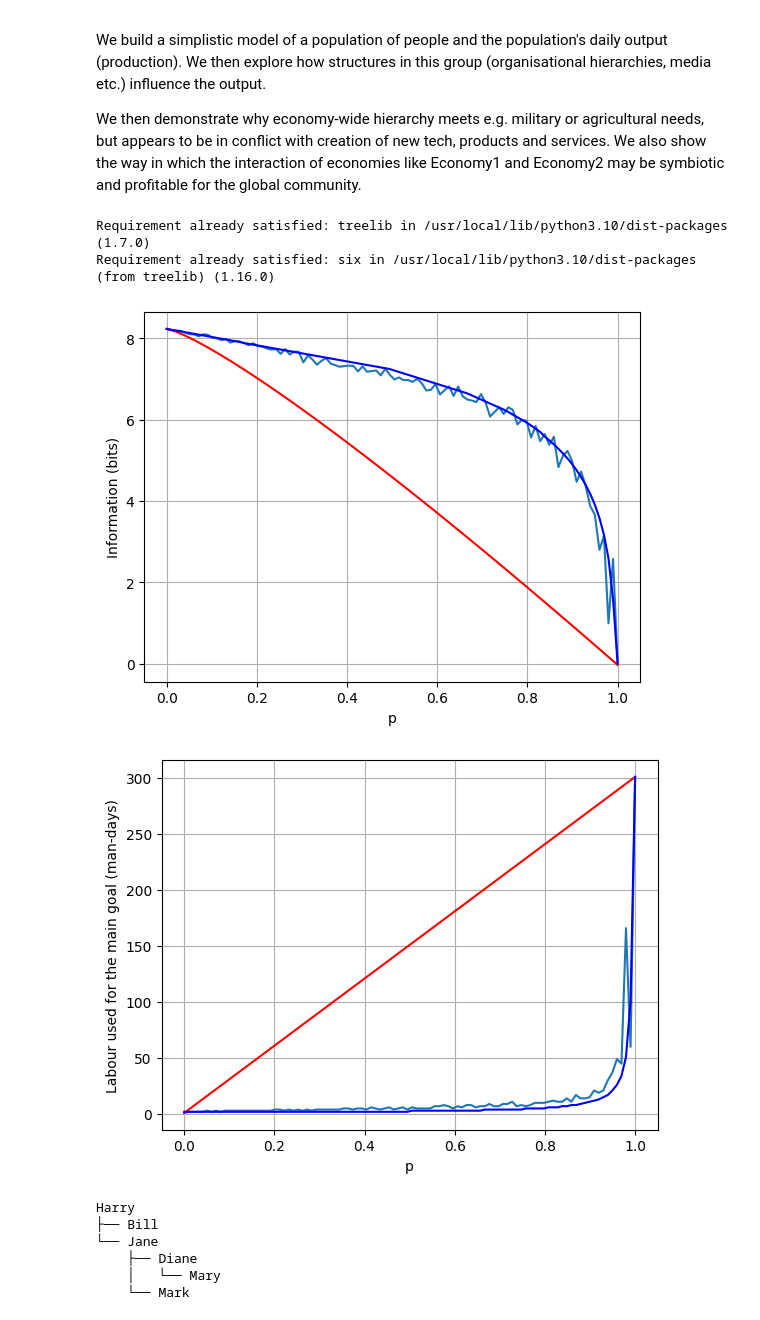
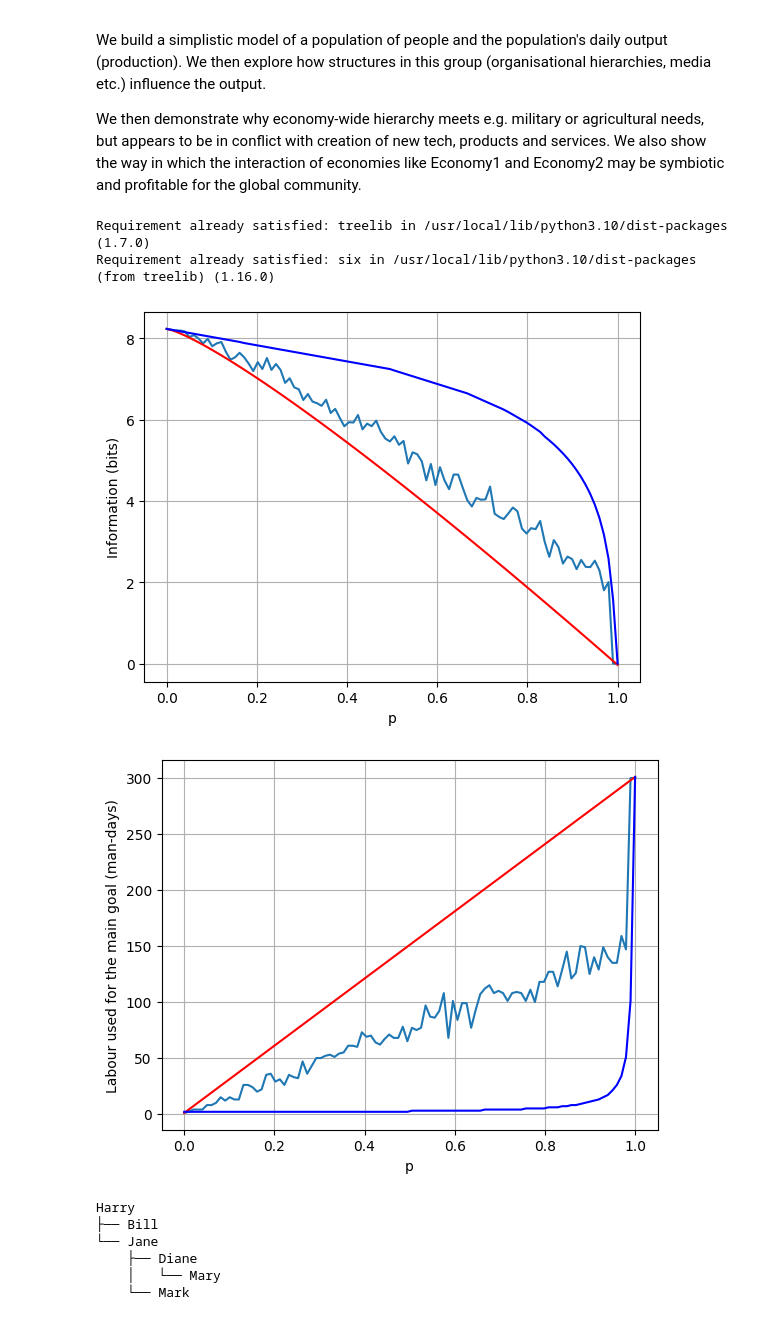
Before and after one commit to asozykin/demand_exploration, a Jupyter notebook: Demand_space_exploration_20230206.ipynb, the cells around one changed output. Saved outputs shown, nothing was run; the diff lists cells and outputs as text; code cells hidden in the pictures.

Commit message:
Introduced parameter for a bias of subs distribution among trees

```diff
--- a/Demand_space_exploration_20230206.ipynb
+++ b/Demand_space_exploration_20230206.ipynb
@@ -58,8 +58,11 @@ from scipy.stats import bernoulli, randint
 # //Node has a boss with probability p, which is a parameter.
 # //Boss has a higher id than a node (to exclude circular references and make it a hierarchy)
 
-
-def generate_nodes(N, p):
+# generates the forest as a list of pairs (child_id, parent_id) based on:
+# N - number of nodes total
+# p - probability for a node to be subordinate
+# bias - 0..1, 1 standing for uniform distribution of subordinates between trees and 0 meaning all belong to the first tree
+def generate_nodes(N, p, bias):
   nodes = [] # a list of pairs (id, parent_id)
   founders = []
 
@@ -73,12 +76,20 @@ def generate_nodes(N, p):
 
   for i in range(0, N): # sampling links
     if not (i in founders):
-      founder = random.choice(founders)
+#      founder = random.choice(founders) # for uniform distribution
+      probability_vector = np.zeros(len(founders)) # for a biased distribution
+      probability_vector[0] = 1 # first, create the max biased variant: 1, 0, 0, ...
+      for j in range(1, len(founders)):
+        probability_vector[j] = probability_vector[j-1]*(1-bias) # memoryless decay of 1 basically
+      # normalization, to sum up to 1
+      probability_vector = probability_vector/sum(probability_vector)
+      founder = np.random.choice(founders, size = 1, p = probability_vector) # weighted sampling from the list of founders
     else:
       founder = i
     nodes.append([i, founder])
   return nodes
 
+# a utility to construct a tree from its root
 def collect_children(nodes, t, parent_node):
   parent_id = parent_node.identifier
   for j in range(0, len(nodes)):
@@ -86,6 +97,7 @@ def collect_children(nodes, t, parent_node):
     if nodes[j][1] == parent_id and nodes[j][0] != parent_id:
       child = t.create_node(j, j, parent = parent_id)
 
+# converts a list of pairs into a list of treelib trees
 def nodes_to_forest(nodes):
   # create the first tree
   trees = []
@@ -100,6 +112,7 @@ def nodes_to_forest(nodes):
       collect_children(nodes, t, root_node)
   return trees
 
+# metrics calculation: shannon entropy and maximum focused effort
 def calc_shannon(forest, N):
   h = 0
   for t in forest:
@@ -138,7 +151,8 @@ def calc_energy_min_entropy_forest(N, p): # theoretic maximum energy output for
   return maxtreesize
 
 N = 300
-#p = 0.8 # probability for a node to be subordinate
+#p = 0.8 # probability for a node to be subordinate, SET LATER IN A 0..1 LOOP
+bias = 0.5 # 0..1, distribution of subordinates among trees: 1 - everybody belongs to a single tree; 0 - uniform; +values in between
 k = 100 # >1, number of forests to generate in the loop below (min is 2 forests - for p = 0 and 1)
 
 #nodes = generate_forest(N, p)
@@ -155,7 +169,7 @@ for i in range(k): # loop through k+1 values of p
   p = i/(k-1)
 
   # generate forest for p in [0..1]
-  nodes = generate_nodes(N, p)
+  nodes = generate_nodes(N, p, bias)
   forest = nodes_to_forest(nodes)
 
   # calculate Shannon information in bits for each forest
@@ -178,35 +192,35 @@ for i in range(k): # loop through k+1 values of p
   energy_theory_lo[i,:] = (p, emin)
   emax = calc_energy_max_entropy_forest(N, p)
   energy_theory_hi[i,:] = (p, emax)
 
 #print(chart_data)
 
 # entropy chart
 fig, ax = plt.subplots()
 ax.plot(entropy_data[:,0], entropy_data[:,1])
 ax.plot(entropy_theory_lo[:,0], entropy_theory_lo[:,1], color="red")
 ax.plot(entropy_theory_hi[:,0], entropy_theory_hi[:,1], color="blue")
 
 ax.set(xlabel='p', ylabel='Information (bits)')
 ax.grid()
 
 plt.show()
 
 # energy chart
 fig, ax = plt.subplots()
 ax.plot(energy_data[:,0], energy_data[:,1])
 ax.plot(energy_theory_lo[:,0], energy_theory_lo[:,1], color="red")
 ax.plot(energy_theory_hi[:,0], energy_theory_hi[:,1], color="blue")
 
 ax.set(xlabel='p', ylabel='Labour used for the main goal (man-days)')
 ax.grid()
 
 plt.show()
 # %% [output]
 Requirement already satisfied: treelib in /usr/local/lib/python3.10/dist-packages (1.7.0)
 Requirement already satisfied: six in /usr/local/lib/python3.10/dist-packages (from treelib) (1.16.0)
-[figure, old version]
+[figure, new version]
-[figure, old version]
+[figure, new version]
 # %%
 # treelib testing ground
 from treelib import Node, Tree
```
Also changed, not shown: parts of 2 cells of this notebook.
